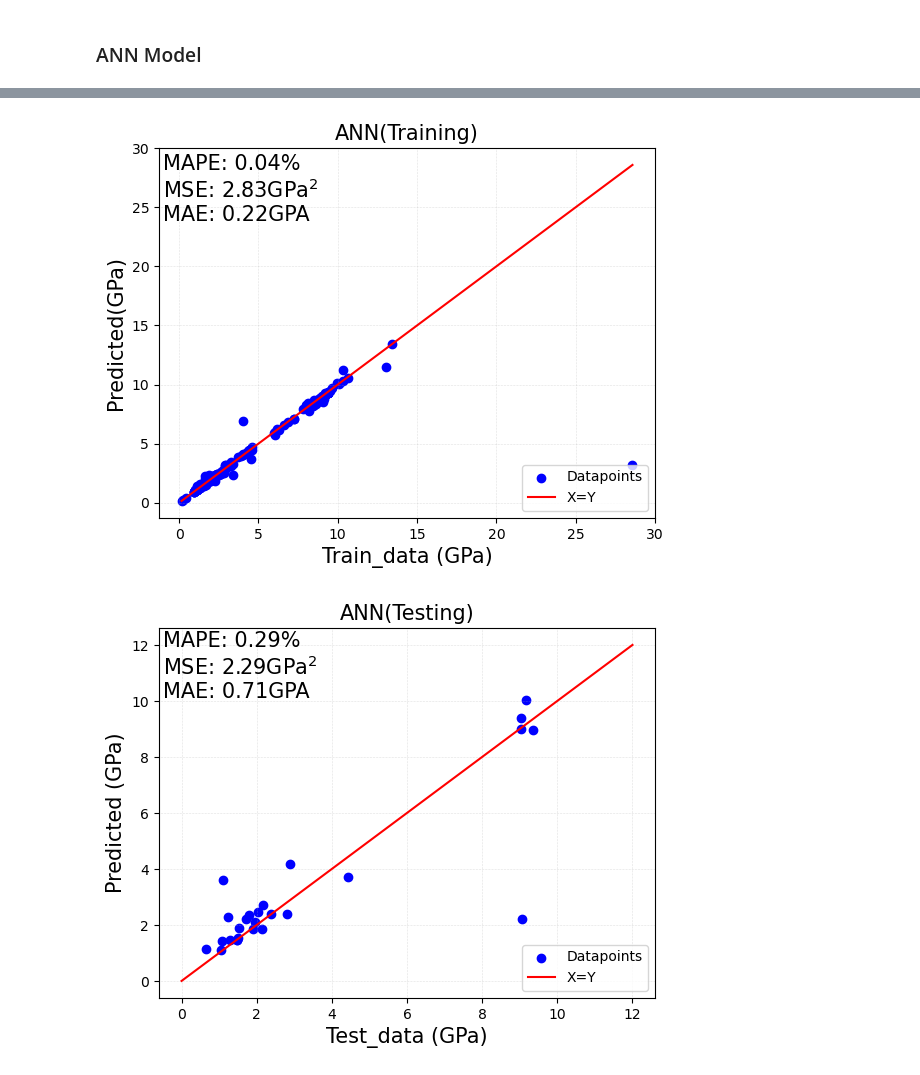
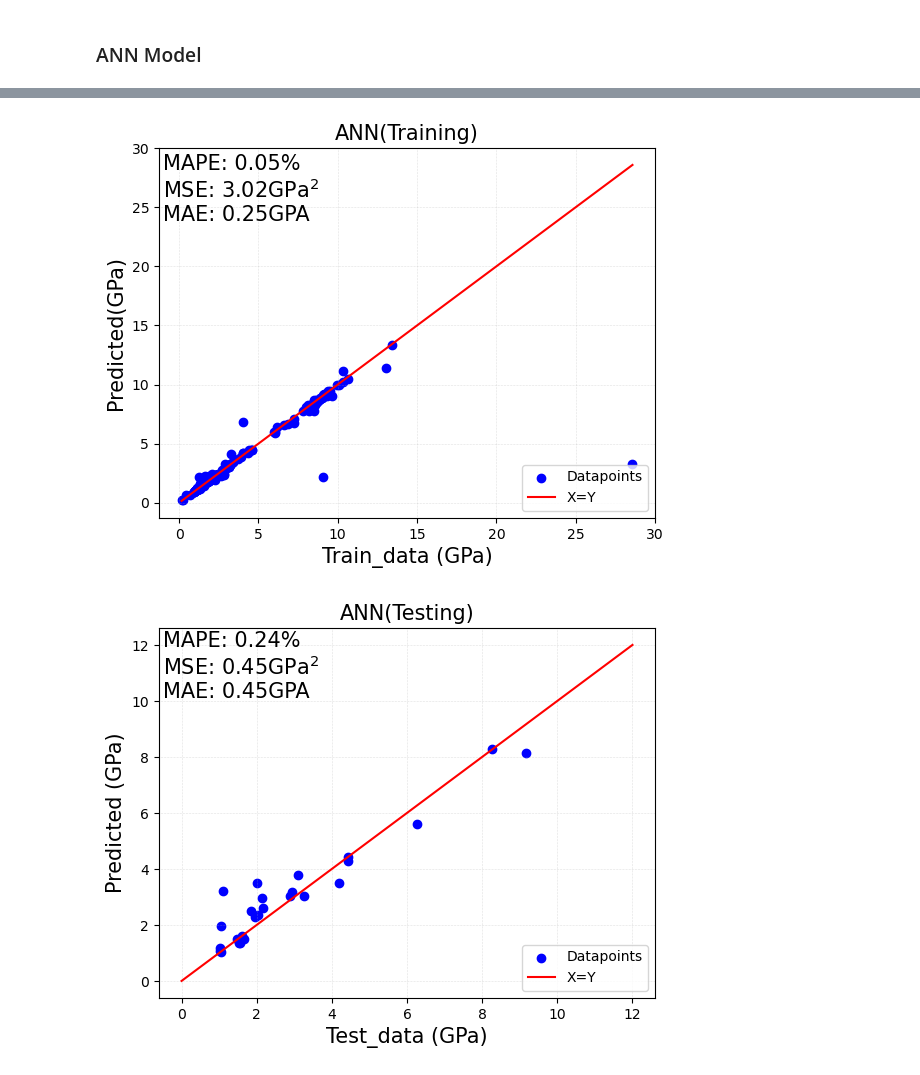
Before and after one commit to aa-agyaps/01-Research, a Jupyter notebook: 02-Methods/Glassy_modulus.ipynb, the cells around one changed output, grey strips where cells are left out. Saved outputs shown, nothing was run; the diff lists cells and outputs as text; code cells hidden in the pictures.

```diff
--- a/02-Methods/Glassy_modulus.ipynb
+++ b/02-Methods/Glassy_modulus.ipynb
@@ -91,6 +100,7 @@ optimizer = tf.keras.optimizers.Adam(learning_rate=learning_rate)
 # Define the ANN model
 model = tf.keras.Sequential([
     tf.keras.layers.Dense(64, activation='relu', input_shape=(X_train.shape[1],)),
+    tf.keras.layers.Dense(64, activation='relu'),
     tf.keras.layers.Dense(64, activation='relu'),
     tf.keras.layers.Dense(64, activation='relu'),
     tf.keras.layers.Dense(64, activation='relu'),
@@ -174,5 +184,5 @@ Epoch 6/1000
-[figure, old version]
+[figure, new version]
-[figure, old version]
+[figure, new version]
 # %%
 learning_rate = 1e-3
 optimizer = tf.keras.optimizers.Adam(learning_rate=learning_rate)
```
Also changed, not shown: parts of 4 cells of this notebook, 2 other files.
